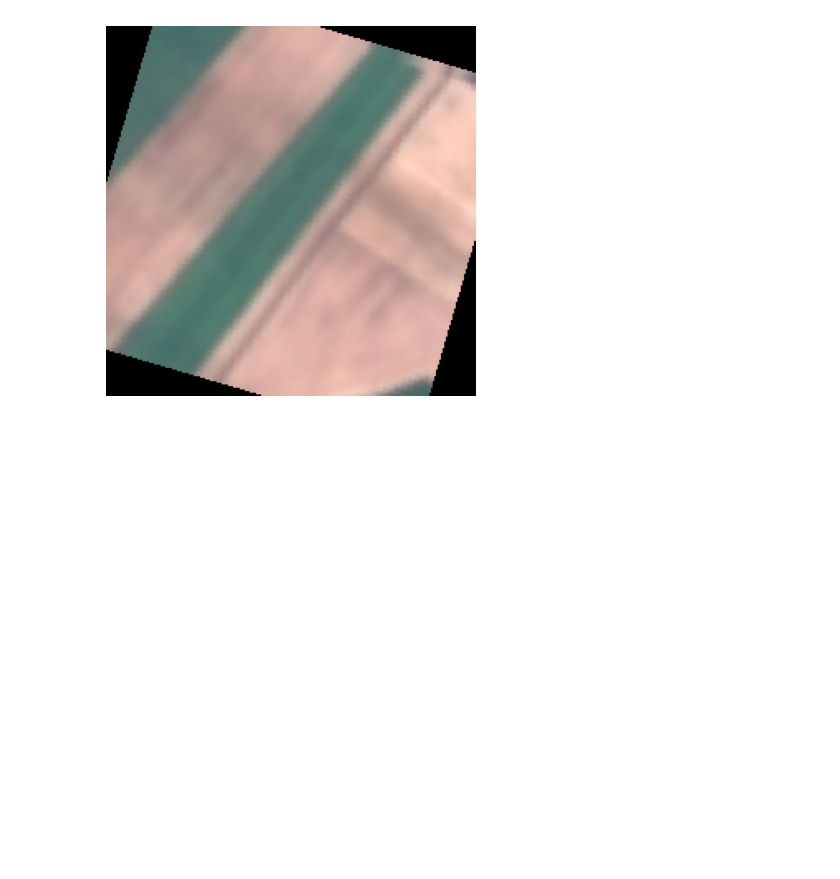
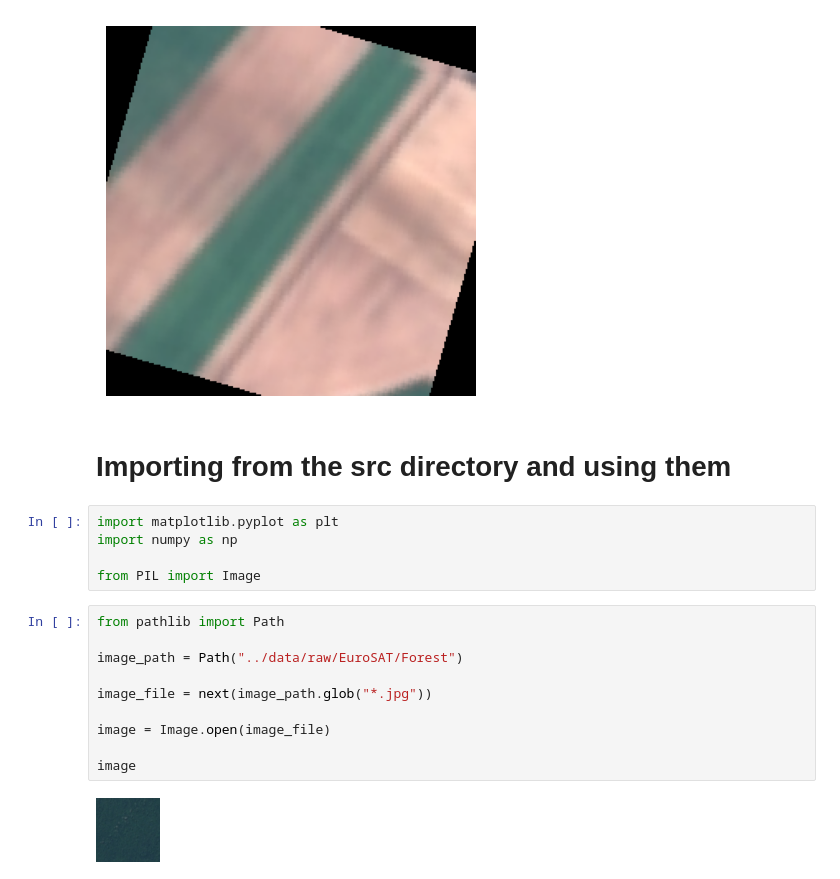
Before and after one commit to Nishchalam/Deforestation-detection, a Jupyter notebook: notebooks/02_Preprocessing.ipynb, the cells around one changed output. Saved outputs shown, nothing was run; the diff lists cells and outputs as text; blank space fills up the shorter version.

```diff
--- a/notebooks/02_Preprocessing.ipynb
+++ b/notebooks/02_Preprocessing.ipynb
@@ -280,3 +292,22 @@ plt.axis("off")
 # %% [output]
 (np.float64(-0.5), np.float64(223.5), np.float64(223.5), np.float64(-0.5))
 [figure]
+# %% [markdown]
+# Importing from the src directory and using them
+# %%
+import matplotlib.pyplot as plt
+import numpy as np
+
+from PIL import Image
+# %%
+from pathlib import Path
+
+image_path = Path("../data/raw/EuroSAT/Forest")
+
+image_file = next(image_path.glob("*.jpg"))
+
+image = Image.open(image_file)
+
+image
+# %% [output]
+[figure, added]
```
Also changed, not shown: parts of 7 cells of this notebook, 10 other files.
